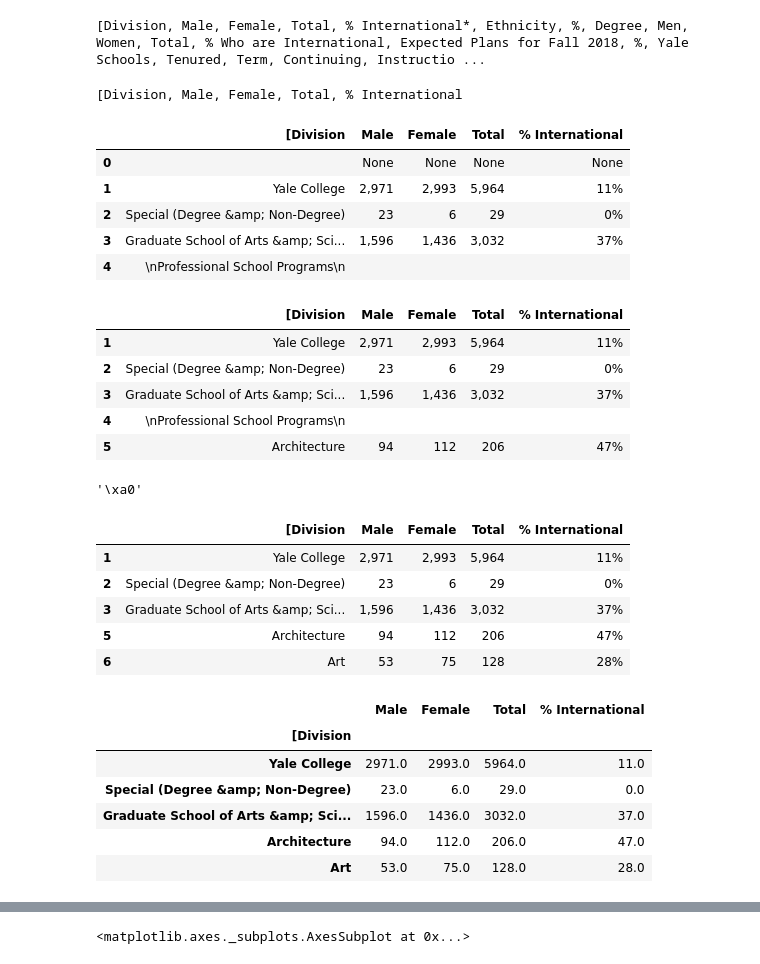
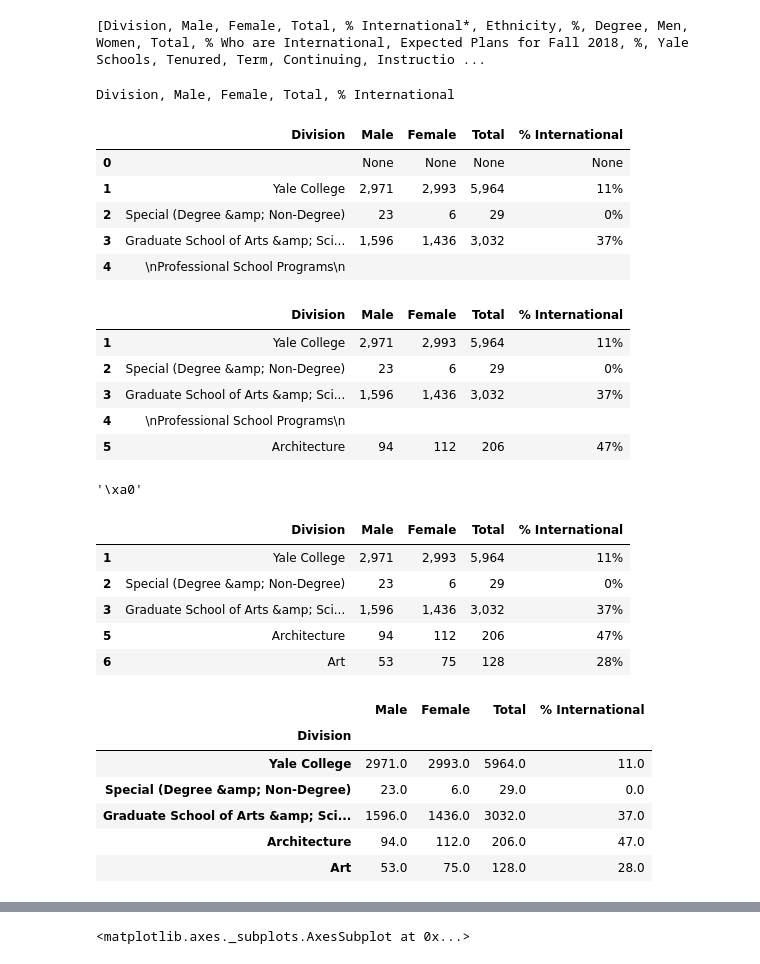
Before and after one commit to ccolombatto/scraping_tutorial, a Jupyter notebook: scrape_YaleDemStats_key.ipynb, the cells around one changed output, grey strips where cells are left out. Drawn from its saved outputs; the diff is of its cells as text; code cells hidden in the pictures.

```diff
--- a/scrape_YaleDemStats_key.ipynb
+++ b/scrape_YaleDemStats_key.ipynb
@@ -206,16 +206,17 @@ print(all_header)
 # %%
 # We don't need them all!
 header = all_header[:47]
+header = header.strip('[')
 print(header)
 # %% [output]
-[Division, Male, Female, Total, % International
+Division, Male, Female, Total, % International
 # %%
 # Assign to dataframe header
 
 df1.columns = header.split(', ')
 df1.head()
 # %% [output]
-|  | [Division | Male | Female | Total | % International |
+|  | Division | Male | Female | Total | % International |
 | 0 |  | None | None | None | None |
 | 1 | Yale College | 2,971 | 2,993 | 5,964 | 11% |
 | 2 | Special (Degree &amp; Non-Degree) | 23 | 6 | 29 | 0% |
@@ -227,7 +228,7 @@ df1.head()
 df1 = df1.dropna(axis=0, how='any')
 df1.head()
 # %% [output]
-|  | [Division | Male | Female | Total | % International |
+|  | Division | Male | Female | Total | % International |
 | 1 | Yale College | 2,971 | 2,993 | 5,964 | 11% |
 | 2 | Special (Degree &amp; Non-Degree) | 23 | 6 | 29 | 0% |
 | 3 | Graduate School of Arts &amp; Sci... | 1,596 | 1,436 | 3,032 | 37% |
@@ -246,7 +247,7 @@ df1.replace('\xa0', np.nan, inplace=True)
 df1 = df1.dropna(axis=0, how='any')
 df1.head()
 # %% [output]
-|  | [Division | Male | Female | Total | % International |
+|  | Division | Male | Female | Total | % International |
 | 1 | Yale College | 2,971 | 2,993 | 5,964 | 11% |
 | 2 | Special (Degree &amp; Non-Degree) | 23 | 6 | 29 | 0% |
 | 3 | Graduate School of Arts &amp; Sci... | 1,596 | 1,436 | 3,032 | 37% |
@@ -255,18 +256,18 @@ df1.head()
 # %%
 # Let's get ready for plotting:
 
 # The first column is really the index of the dataframe;
-df1.set_index('[Division', inplace=True)
+df1.set_index('Division', inplace=True)
 
 # Also we need to convert the values to numbers
 df1 = df1.apply(lambda x: x.str.replace(',',''))
 df1 = df1.apply(lambda x: x.str.replace('%',''))
 df1 = df1.astype(float)
 
 df1.head()
 # %% [output]
 |  | Male | Female | Total | % International |
-| [Division |  |  |  |  |
+| Division |  |  |  |  |
 | Yale College | 2971.0 | 2993.0 | 5964.0 | 11.0 |
 | Special (Degree &amp; Non-Degree) | 23.0 | 6.0 | 29.0 | 0.0 |
 | Graduate School of Arts &amp; Sci... | 1596.0 | 1436.0 | 3032.0 | 37.0 |
```
Also changed, not shown: parts of 1 cell of this notebook, 2 other files.
